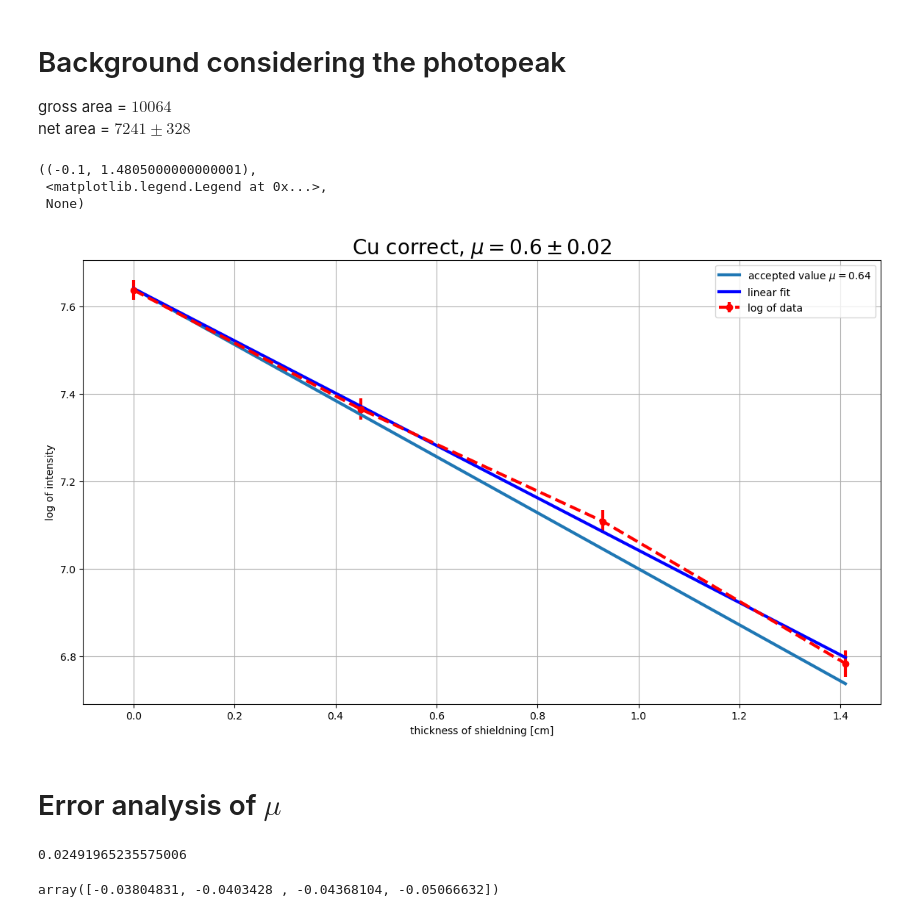
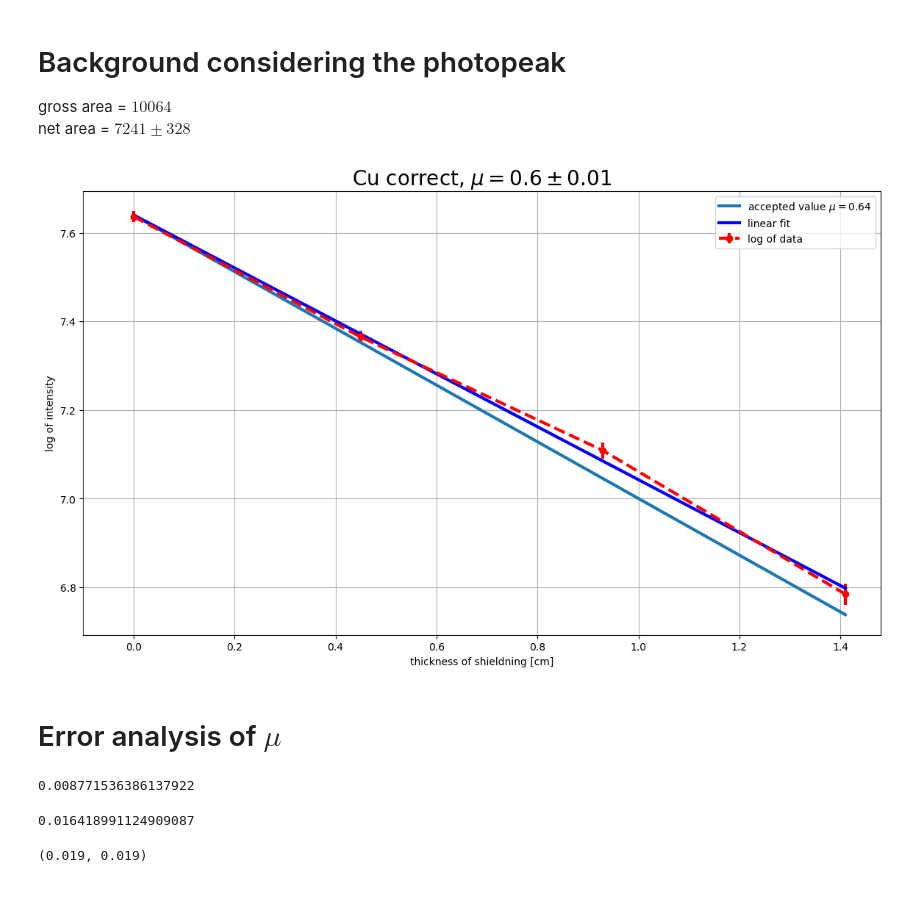
Before and after one commit to SunAndClouds/NuclearPhysicsLab, a Jupyter notebook: LinearRegression.ipynb, the cells around one changed output. Saved outputs shown, nothing was run; the diff lists cells and outputs as text; code cells hidden in the pictures.

```diff
--- a/LinearRegression.ipynb
+++ b/LinearRegression.ipynb
@@ -34,56 +34,56 @@ if "incorrect" in name:
     N = data[N_k].to_numpy() - gross_background
 else:
     N = data[N_k].to_numpy() - net_background
 
 error = data[error_k].to_numpy()
 t = data[t_k].to_numpy() # live time
 I = N/t
-I_background = I[0] # background intensity
 logI = np.log(I)
-I_true = I - I_background # true intensity
 
-dI_true = error - background_error # error of the true intensity
-dx = 0.1/2 # error in thickness measurement [cm]
-I0 = I_true[0] # true initial intensity
-
-slope, intercept, r, p, std = stats.linregress(x, logI)
+slope, intercept, r, p, s_sample = stats.linregress(x, logI)
 
 # dividing by I since the errors are shown in a log plot
 s_poison = 1 / np.sqrt(N) # from the formula in appendix
-s_lnI = std # errors in the data, maybe multiply
 s_area = error / t / I
 s_background = background_error / 50.72 / I
-s_total = np.sqrt(s_lnI**2 + s_area**2 + s_background**2 + s_poison**2) # total error
+s_total = np.sqrt(s_area**2 + s_background**2 + s_poison**2) # total error
 
 # error for mu
-A = np.sum(x / s_total**2)
-B = np.sum(1 / s_total**2)
-D = np.sum(x**2 / s_total**2)
+s_shown = max(s_total.mean(), s_sample)
+A = np.sum(x / s_shown**2)
+B = np.sum(1 / s_shown**2)
+D = np.sum(x**2 / s_shown**2)
 
-s_mu = np.sqrt(B / (B*D-A**2))
+s_mu = np.sqrt(np.abs(B / (B*D-A**2)))
 
 plt.title(name + f", $\mu = {-slope.round(2)}\pm{s_mu.round(2)}$", fontsize=20)
 plt.errorbar(x, logI, fmt="--ro", yerr=s_total, label="log of data")
 if "Cu" in name:
     plt.plot(x, -mu_cu*x+intercept, label=f"accepted value $\mu={mu_cu}$")
 else:
     plt.plot(x, -mu_pb*x+intercept, label=f"accepted value: $\mu$={mu_pb}")
 plt.plot(x, slope*x + intercept, "b", label="linear fit")
 # plt.plot(x, A, "r-o") # plot for the true copper with wierd values
 plt.xlabel("thickness of shieldning [cm]"), plt.ylabel("log of intensity")
 plt.xlim(-0.1), plt.legend(), plt.grid()
 
-# if name == "Cu correct":
-#     plt.savefig(name + " modified" + ".png")
-# else:
-#     plt.savefig(name + ".png")
+if name == "Cu correct":
+    plt.savefig(name + " modified" + ".png")
+else:
+    plt.savefig(name + ".png")
 # %% [output]
-((-0.1, 1.4805000000000001),
- <matplotlib.legend.Legend at 0x...>,
- None)
-[figure, old version]
+[figure, new version]
 # %% [markdown]
 # Error analysis of $\mu$
+# %%
+A = np.sum(x / std**2)
+B = np.sum(1 / std**2)
+D = np.sum(x**2 / std**2)
+
+s_mu = np.sqrt(np.abs(B / (B*D-A**2)))
+s_mu
+# %% [output]
+0.008771536386137922
 # %%
 A = np.sum(x / s_total**2)
 B = np.sum(1 / s_total**2)
@@ -92,8 +92,8 @@ D = np.sum(x**2 / s_total**2)
 s_mu = np.sqrt(B / (B*D-A**2))
 s_mu
 # %% [output]
-0.02491965235575006
+0.016418991124909087
-# %%
-s_total / slope
-# %% [output]
-array([-0.03804831, -0.0403428 , -0.04368104, -0.05066632])
+# %%
+s_total.mean().round(3), std.round(3)
+# %% [output]
+(0.019, 0.019)
```
Also changed, not shown: parts of 2 cells of this notebook, 3 other files.
